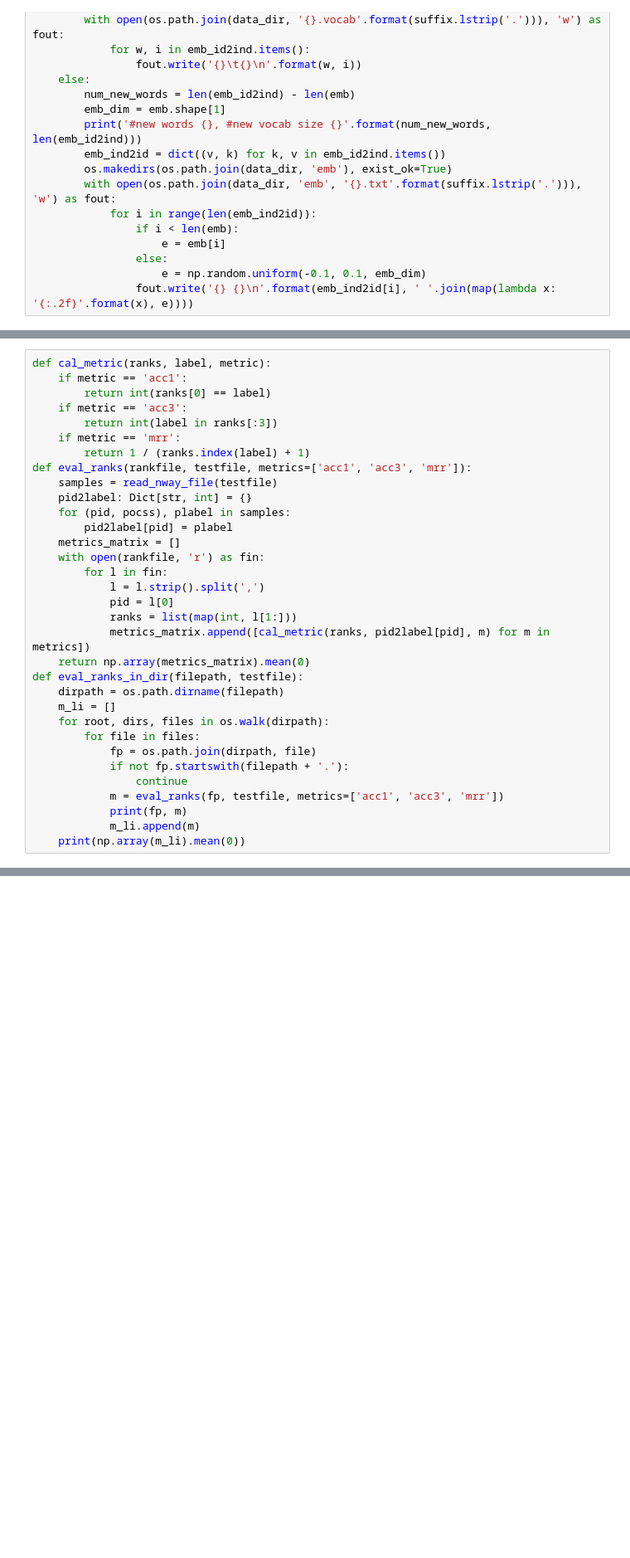
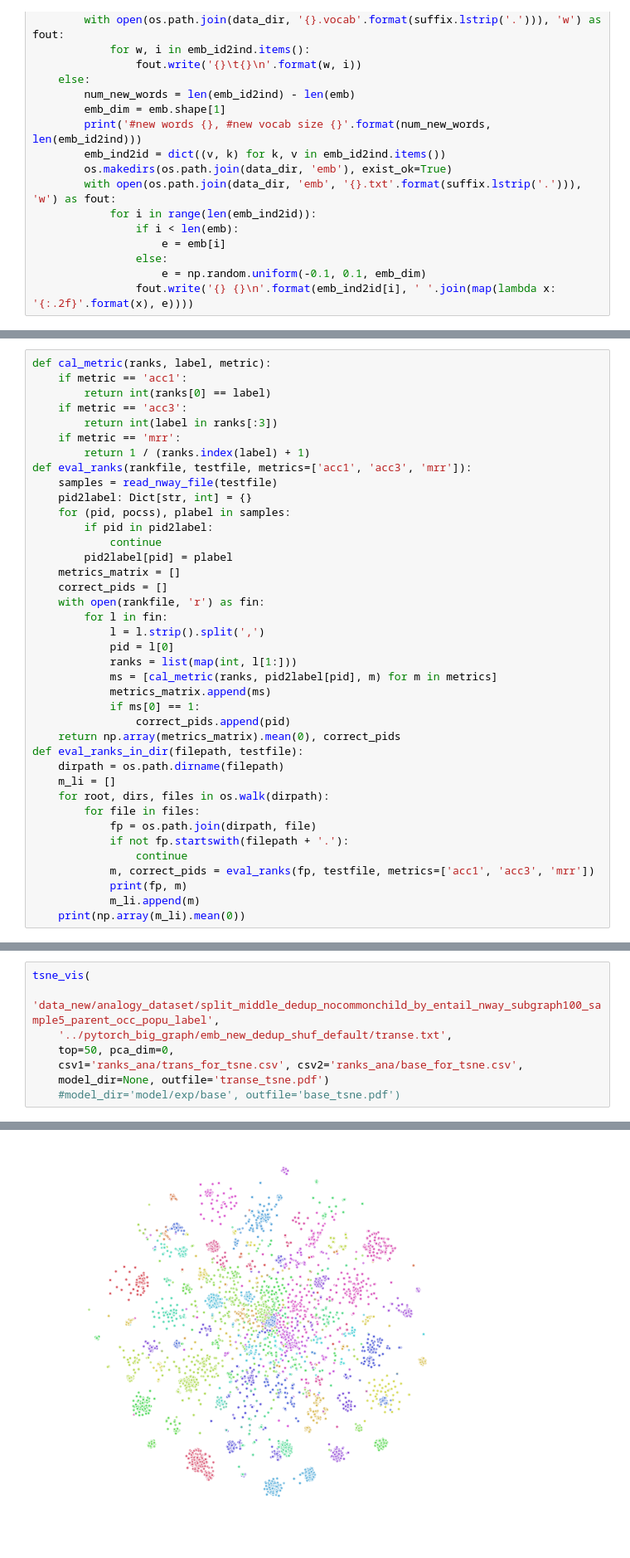
Before and after one commit to jzbjyb/RelEnt, a Jupyter notebook: exp.ipynb, the cells around one changed output, grey strips where cells are left out. Shown at 83% size. Saved outputs shown, nothing was run; the diff lists cells and outputs as text; blank space fills up the shorter version.

Commit message:
add visualization

```diff
--- a/exp.ipynb
+++ b/exp.ipynb
@@ -3734,15 +3735,21 @@ def eval_ranks(rankfile, testfile, metrics=['acc1', 'acc3', 'mrr']):
     samples = read_nway_file(testfile)
     pid2label: Dict[str, int] = {}
     for (pid, pocss), plabel in samples:
+        if pid in pid2label:
+            continue
         pid2label[pid] = plabel
     metrics_matrix = []
+    correct_pids = []
     with open(rankfile, 'r') as fin:
         for l in fin:
             l = l.strip().split(',')
             pid = l[0]
             ranks = list(map(int, l[1:]))
-            metrics_matrix.append([cal_metric(ranks, pid2label[pid], m) for m in metrics])
-    return np.array(metrics_matrix).mean(0)
+            ms = [cal_metric(ranks, pid2label[pid], m) for m in metrics]
+            metrics_matrix.append(ms)
+            if ms[0] == 1:
+                correct_pids.append(pid)
+    return np.array(metrics_matrix).mean(0), correct_pids
 def eval_ranks_in_dir(filepath, testfile):
     dirpath = os.path.dirname(filepath)
     m_li = []
@@ -3751,7 +3758,7 @@ def eval_ranks_in_dir(filepath, testfile):
             fp = os.path.join(dirpath, file)
             if not fp.startswith(filepath + '.'):
                 continue
-            m = eval_ranks(fp, testfile, metrics=['acc1', 'acc3', 'mrr'])
+            m, correct_pids = eval_ranks(fp, testfile, metrics=['acc1', 'acc3', 'mrr'])
             print(fp, m)
             m_li.append(m)
     print(np.array(m_li).mean(0))
@@ -3767,0 +3844,9 @@ ranks/exp/sup1/dep_all_occ200.csv.256 [0.72254335 0.87572254 0.80396656]
+# %%
+tsne_vis(
+    'data_new/analogy_dataset/split_middle_dedup_nocommonchild_by_entail_nway_subgraph100_sample5_parent_occ_popu_label',
+    '../pytorch_big_graph/emb_new_dedup_shuf_default/transe.txt',
+    top=50, pca_dim=0,
+    csv1='ranks_ana/trans_for_tsne.csv', csv2='ranks_ana/base_for_tsne.csv',
+    model_dir=None, outfile='transe_tsne.pdf')
+    #model_dir='model/exp/base', outfile='base_tsne.pdf')
+# %% [output]
@@ -3767,0 +3871 @@ ranks/exp/sup1/dep_all_occ200.csv.256 [0.72254335 0.87572254 0.80396656]
+[figure, added]
```
Also changed, not shown: parts of 4 cells of this notebook, 3 other files.
